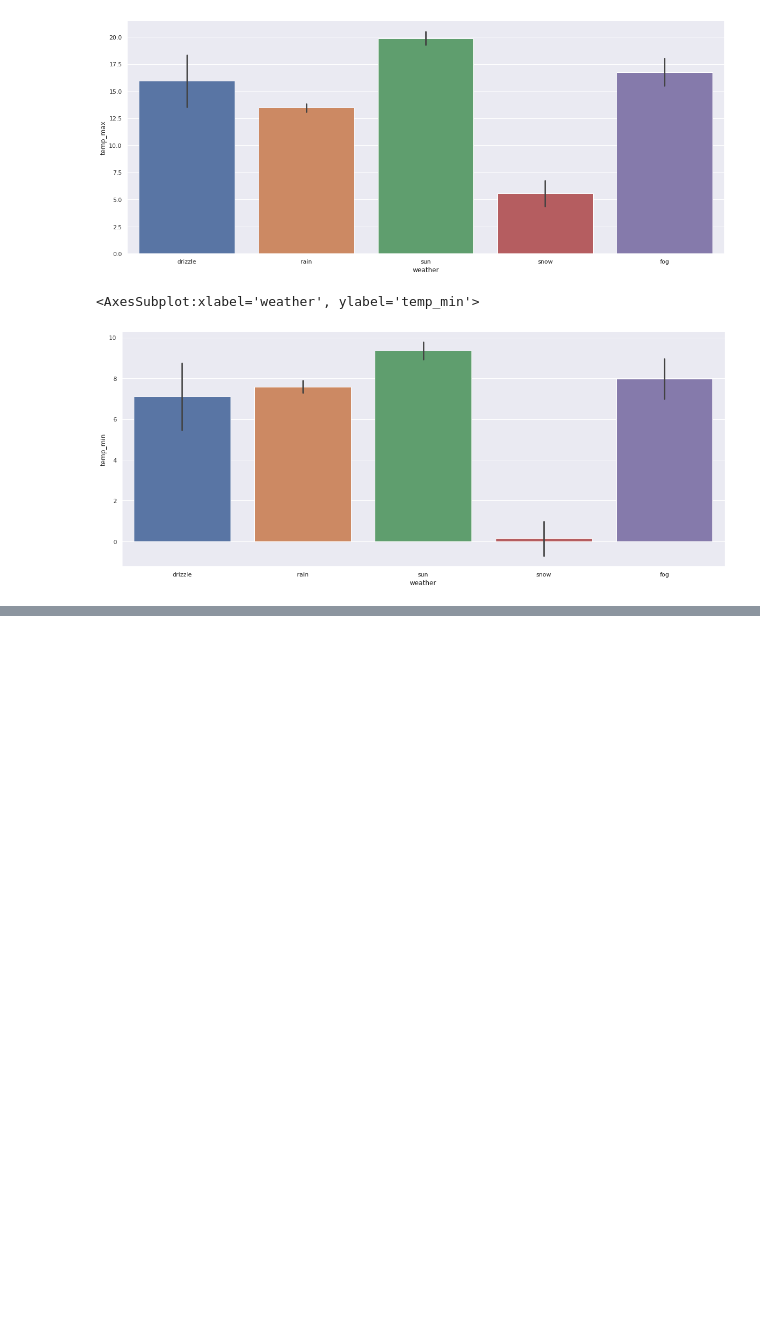
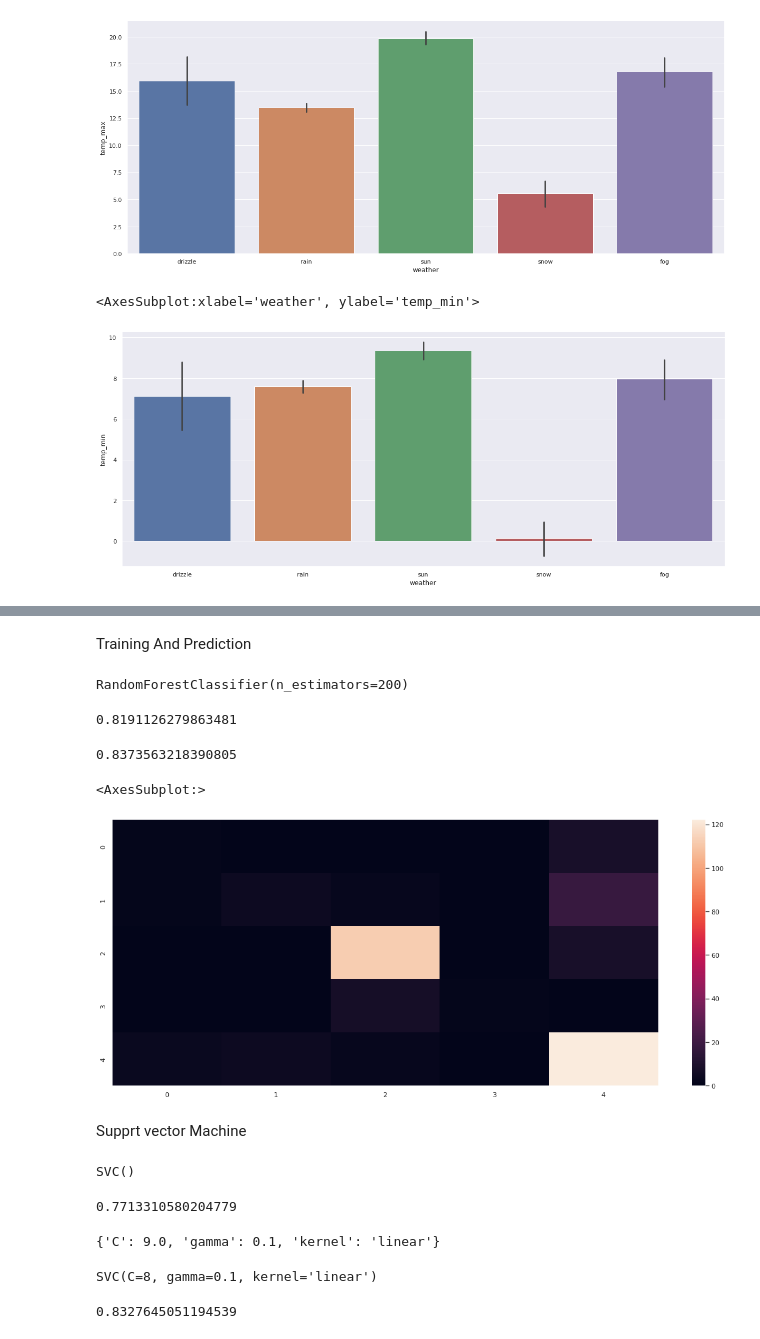
Before and after one commit to Anindita-172/Projects-, a Jupyter notebook: weather_prediction.ipynb, the cells around one changed output, grey strips where cells are left out. Drawn from its saved outputs; the diff is of its cells as text; code cells hidden in the pictures; blank space fills up the shorter version.

```diff
--- a/weather_prediction.ipynb
+++ b/weather_prediction.ipynb
@@ -146,0 +198,33 @@ sns.barplot(x='weather',y='temp_min',data=df,ax=ax)
+# %%
+xtrain,xtest,ytrain,ytest= train_test_split(x,y,test_size=0.2,random_state=42)
+# %%
+sc=StandardScaler()
+xtrain=sc.fit_transform(xtrain)
+xtest=sc.fit_transform(xtest)
+# %% [markdown]
+Training And Prediction
+# %%
+rfc = RandomForestClassifier(n_estimators=200)
+# %%
+rfc.fit(xtrain,ytrain)
+# %% [output]
+RandomForestClassifier(n_estimators=200)
+# %%
+rfc.score(xtest,ytest)
+# %% [output]
+0.8191126279863481
+# %%
+rfc2 = cross_val_score(estimator = rfc, X = xtrain, y = ytrain, cv = 10)
+rfc2.mean()
+# %% [output]
+0.8373563218390805
+# %%
+yp = rfc.predict(xtest)
+c=confusion_matrix(ytest,yp)
+fig, ax = plt.subplots(figsize=(20, 8))
+sns.heatmap(c,ax=ax)
+# %% [output]
+<AxesSubplot:>
+[figure, added]
+# %% [markdown]
+Supprt vector Machine
@@ -146,0 +233,8 @@ sns.barplot(x='weather',y='temp_min',data=df,ax=ax)
+# %%
+sv.fit(xtrain,ytrain)
+# %% [output]
+SVC()
+# %%
+sv.score(xtest,ytest)
+# %% [output]
+0.7713310580204779
@@ -146,0 +247,14 @@ sns.barplot(x='weather',y='temp_min',data=df,ax=ax)
+# %%
+model.fit(xtrain,ytrain)
+model.best_params_
+# %% [output]
+{'C': 9.0, 'gamma': 0.1, 'kernel': 'linear'}
+# %%
+model2 = SVC(C=8,kernel='linear',gamma=0.1)
+model2.fit(xtrain,ytrain)
+# %% [output]
+SVC(C=8, gamma=0.1, kernel='linear')
+# %%
+model2.score(xtest,ytest)
+# %% [output]
+0.8327645051194539
```
Also changed, not shown: parts of 30 cells of this notebook.
